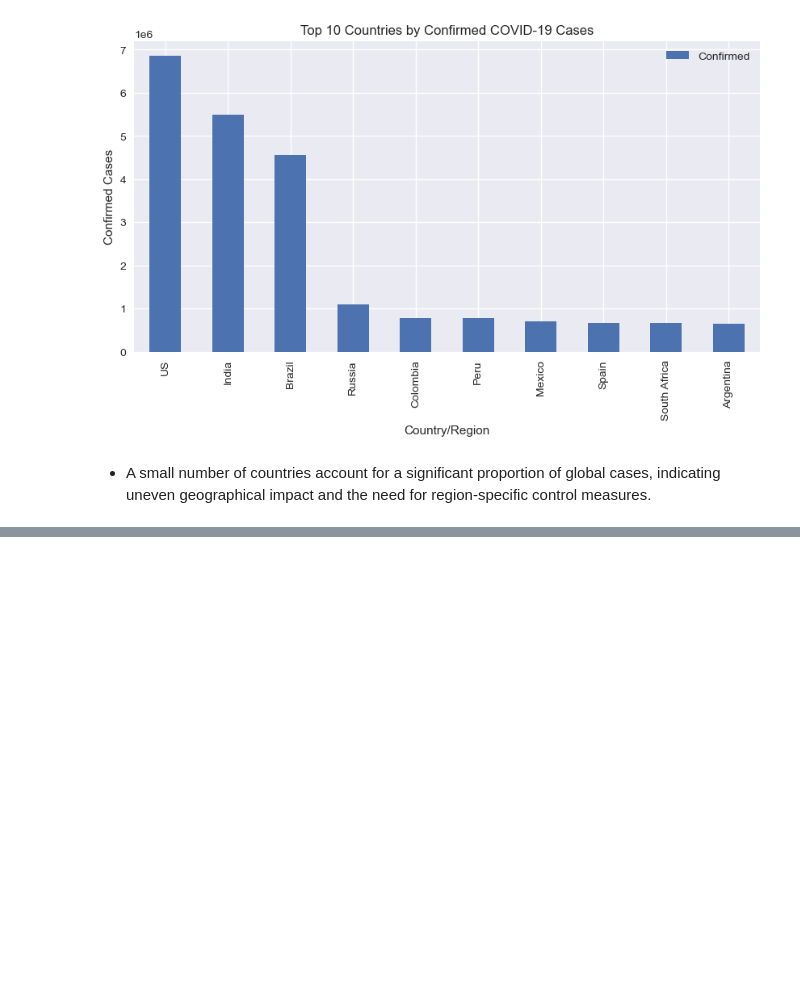
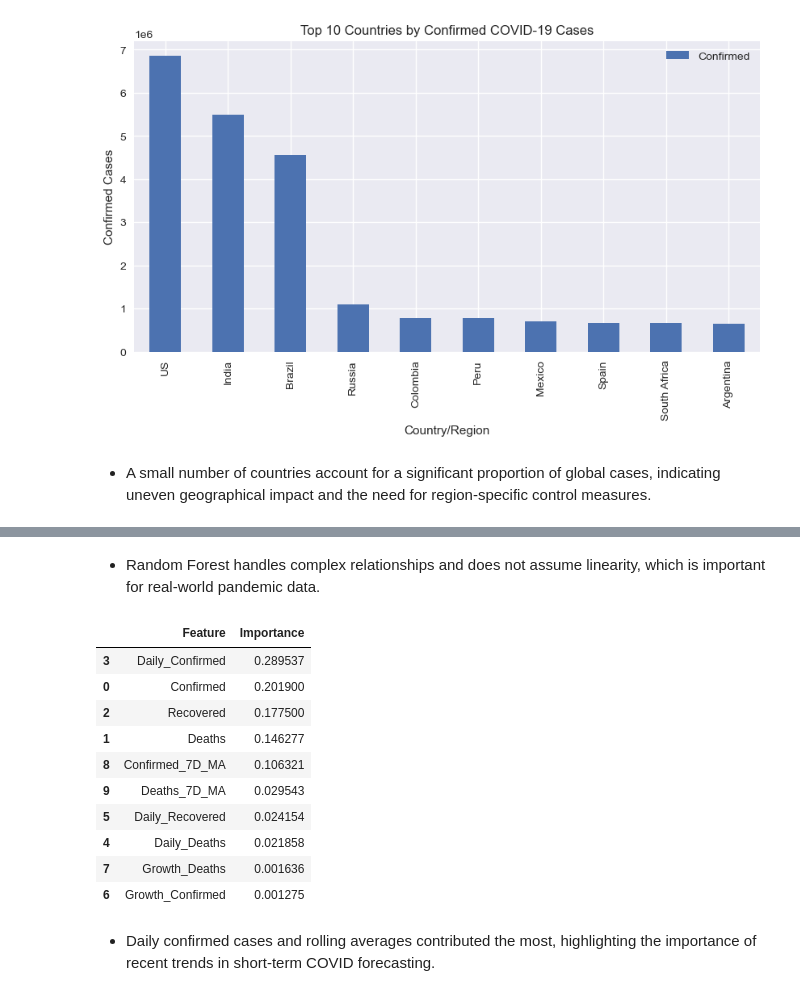
Before and after one commit to yash18543/home---loan---default---project, a Jupyter notebook: PRCP-1023-JohnsHopkinsCovid19.ipynb, the cells around one changed output, grey strips where cells are left out. Saved outputs shown, nothing was run; the diff lists cells and outputs as text; code cells hidden in the pictures; blank space fills up the shorter version.

```diff
--- a/PRCP-1023-JohnsHopkinsCovid19.ipynb
+++ b/PRCP-1023-JohnsHopkinsCovid19.ipynb
@@ -133,0 +189,3 @@ plt.show()
+# %%
+df_ts["Target_Next_Day_Confirmed"] = df_ts["Daily_Confirmed"].shift(-1)
+df_ts = df_ts.dropna()
@@ -133,0 +246,10 @@ plt.show()
+# %%
+from sklearn.linear_model import Ridge
+
+ridge_model = Ridge(alpha=1.0)
+ridge_model.fit(X_train_scaled, y_train)
+
+ridge_pred = ridge_model.predict(X_test_scaled)
+
+ridge_mae, ridge_rmse = evaluate_model(y_test, ridge_pred)
+ridge_mae, ridge_rmse
@@ -133,0 +260,10 @@ plt.show()
+# %%
+from sklearn.linear_model import Lasso
+
+lasso_model = Lasso(alpha=0.001)
+lasso_model.fit(X_train_scaled, y_train)
+
+lasso_pred = lasso_model.predict(X_test_scaled)
+
+lasso_mae, lasso_rmse = evaluate_model(y_test, lasso_pred)
+lasso_mae, lasso_rmse
@@ -133,0 +274,14 @@ plt.show()
+# %%
+from sklearn.ensemble import RandomForestRegressor
+
+rf_model = RandomForestRegressor(
+    n_estimators=100,
+    random_state=42,
+    n_jobs=-1
+)
+
+rf_model.fit(X_train, y_train)
+rf_pred = rf_model.predict(X_test)
+
+rf_mae, rf_rmse = evaluate_model(y_test, rf_pred)
+rf_mae, rf_rmse
@@ -133,0 +325,26 @@ plt.show()
+# %% [markdown]
+- Random Forest handles complex relationships and does not assume linearity, which is
+important for real-world pandemic data.
+# %%
+
+feature_importance = pd.DataFrame({
+    "Feature": X_train.columns,
+    "Importance": rf_model.feature_importances_
+}).sort_values(by="Importance", ascending=False)
+
+feature_importance
+# %% [output]
+|  | Feature | Importance |
+| 3 | Daily_Confirmed | 0.289537 |
+| 0 | Confirmed | 0.201900 |
+| 2 | Recovered | 0.177500 |
+| 1 | Deaths | 0.146277 |
+| 8 | Confirmed_7D_MA | 0.106321 |
+| 9 | Deaths_7D_MA | 0.029543 |
+| 5 | Daily_Recovered | 0.024154 |
+| 4 | Daily_Deaths | 0.021858 |
+| 7 | Growth_Deaths | 0.001636 |
+| 6 | Growth_Confirmed | 0.001275 |
+# %% [markdown]
+- Daily confirmed cases and rolling averages contributed the most, highlighting the
+importance of recent trends in short-term COVID forecasting.
```
Also changed, not shown: parts of 37 cells of this notebook.
